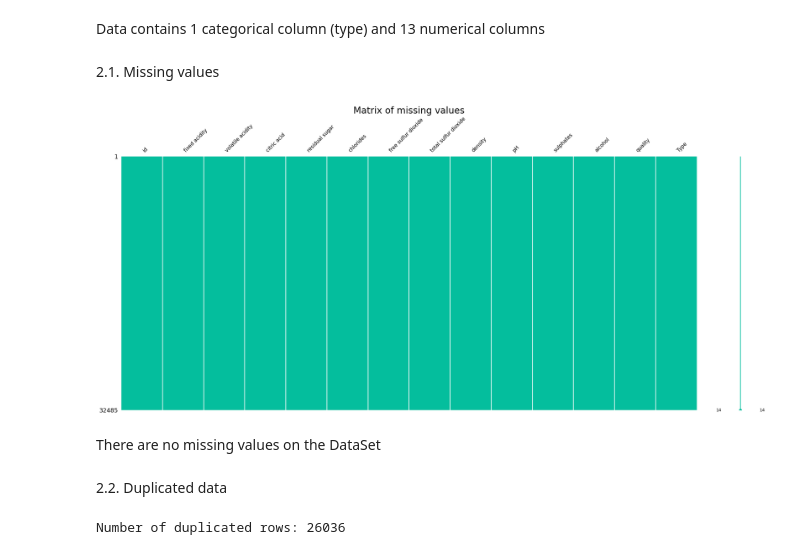
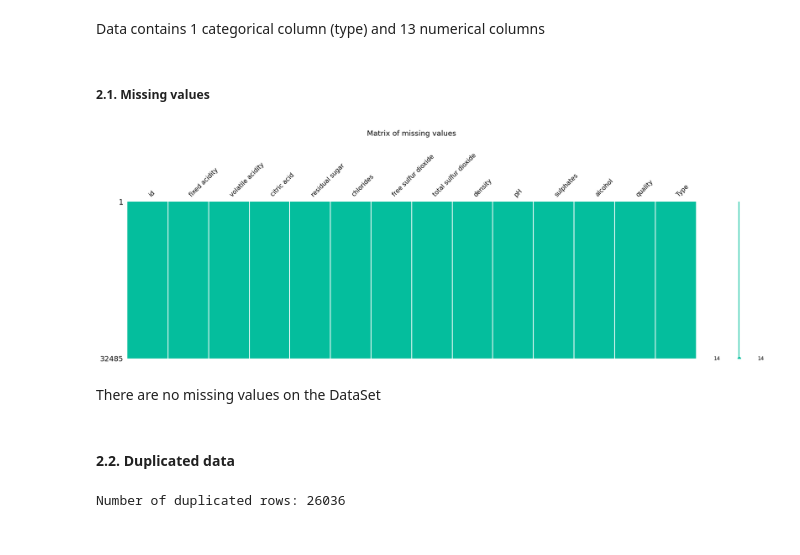
Before and after one commit to marcemir/wine, a Jupyter notebook: WineQualityEDA.ipynb, the cells around one changed output. Cells and saved outputs as stored; diff of their text form; code cells hidden in the pictures.

```diff
--- a/WineQualityEDA.ipynb
+++ b/WineQualityEDA.ipynb
@@ -56,3 +58,5 @@ In this block, exploratory data analysis will be carried out, data types, missin
 # %%
 # Reading data
 df = pd.read_csv("WineQuality.csv")
+# %%
+df = pd.DataFrame(df)
@@ -93,17 +101,17 @@ dtype: object
 # %% [markdown]
 Data contains 1 categorical column (type) and 13 numerical columns
 # %% [markdown]
-2.1. Missing values
+##### 2.1. Missing values
 # %%
 # Build a matrix of missing values
-msno.matrix(df, fontsize=11, color=(0.0157, 0.749, 0.6157))  # Cambia el color aquí
-plt.title('Matrix of missing values',fontsize=20)
+msno.matrix(df, fontsize=11, color=(0.0157, 0.749, 0.6157),figsize=(20, 5))  # Cambia el color aquí
+plt.title('Matrix of missing values', y=1.4, fontsize=13)
 plt.show()
 # %% [output]
-[figure, old version]
+[figure, new version]
 # %% [markdown]
 There are no missing values on the DataSet
 # %% [markdown]
-2.2. Duplicated data
+#### 2.2. Duplicated data
 # %%
 # Let's see the duplicates rows
```
Also changed, not shown: parts of 25 cells of this notebook, 1 other file.
